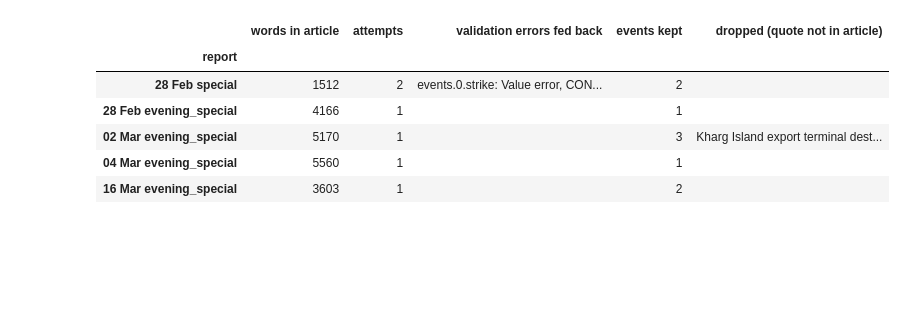
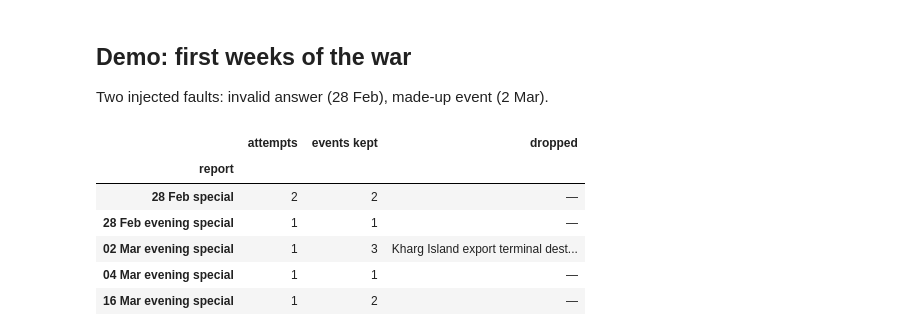
Before and after one commit to angmokia/algebris_cpi_monitor, a Jupyter notebook: Q4/Q4_System_Design.ipynb, the cells around one changed output. Drawn from its saved outputs; the diff is of its cells as text; code cells hidden in the pictures; blank space fills up the shorter version.

Commit message:
Cut notebook text to one-liners; HTML exports show results only
Co-Authored-By: Claude Opus 5.5 <noreply@anthropic.com>

```diff
--- a/Q4/Q4_System_Design.ipynb
+++ b/Q4/Q4_System_Design.ipynb
@@ -159,45 +63,44 @@ injected to show the safeguards working:
+# %% [markdown]
+## Demo: first weeks of the war
+Two injected faults: invalid answer (28 Feb), made-up event (2 Mar).
 # %%
 slugs = list(GOLD)
 answers = {s: b.model_dump_json() for s, b in GOLD.items()}
 
-# fault 1: invalid first answer for 28 Feb (CONFIRMED on a social-media source) -> self-repair retry
-bad = json.loads(answers[slugs[0]])
+bad = json.loads(answers[slugs[0]])                         # fault 1: "confirmed" on a social-media source
 bad["events"][0]["confidence"] = 6
 bad["events"][0]["sources"] = [{"outlet": "X/Twitter OSINT account", "evidence": "social_media"}]
 class FlakyReplay(pp.ReplayClient):
     def __init__(self, answers, first_bad):
         super().__init__(answers); self.first_bad, self.used = first_bad, set()
     def complete(self, system, user, schema):
         slug = user.split("SLUG: ")[1].split()[0]
         if slug in self.first_bad and slug not in self.used:
             self.used.add(slug); return json.dumps(self.first_bad[slug])
         return super().complete(system, user, schema)
 
-# fault 2: a hallucinated event for 2 Mar (quote not in the article) -> dropped
-mar2 = json.loads(answers[slugs[2]])
+mar2 = json.loads(answers[slugs[2]])                        # fault 2: quote that is not in the article
 mar2["events"].append({"kind": "infrastructure_attack", "summary": "Kharg Island export terminal destroyed.",
                        "initiator": "israel", "confidence": 4, "sources": [], "damage": "destroyed",
                        "asset": {"name": "Kharg Island", "asset_type": "export_terminal"},
                        "evidence_quote": "Israel destroyed the Kharg Island oil export terminal on March 2."})
 answers[slugs[2]] = json.dumps(mar2)
 
-llm = FlakyReplay(answers, first_bad={slugs[0]: bad})
 pipe = pp.ExtractionPipeline(source=pp.InternetArchiveSource(),
-                             extractor=pp.BriefExtractor(llm, pp.PromptBuilder(few_shot=[GOLD[slugs[1]]])),
+                             extractor=pp.BriefExtractor(FlakyReplay(answers, {slugs[0]: bad}),
+                                                         pp.PromptBuilder(few_shot=[GOLD[slugs[1]]])),
                              repo=pp.JsonFileRepository())
 results = pipe.run(slugs)
-display(pd.DataFrame([{"report": f"{r.article.report_date:%d %b} {r.article.report_type.value}",
-                       "words in article": len(r.article.text.split()), "attempts": r.attempts,
-                       "validation errors fed back": r.errors[0][:90] + "…" if r.errors else "",
-                       "events kept": len(r.brief.events) if r.brief else 0,
-                       "dropped (quote not in article)": "; ".join(r.dropped_events)} for r in results]).set_index("report"))
+display(pd.DataFrame([{"report": f"{r.article.report_date:%d %b} {r.article.report_type.value.replace('_', ' ')}",
+                       "attempts": r.attempts, "events kept": len(r.brief.events) if r.brief else 0,
+                       "dropped": "; ".join(r.dropped_events) or "—"} for r in results]).set_index("report"))
 # %% [output]
-|  | words in article | attempts | validation errors fed back | events kept | dropped (quote not in article) |
-| report |  |  |  |  |  |
-| 28 Feb special | 1512 | 2 | events.0.strike: Value error, CON... | 2 |  |
-| 28 Feb evening_special | 4166 | 1 |  | 1 |  |
-| 02 Mar evening_special | 5170 | 1 |  | 3 | Kharg Island export terminal dest... |
-| 04 Mar evening_special | 5560 | 1 |  | 1 |  |
-| 16 Mar evening_special | 3603 | 1 |  | 2 |  |
+|  | attempts | events kept | dropped |
+| report |  |  |  |
+| 28 Feb special | 2 | 2 | — |
+| 28 Feb evening special | 1 | 1 | — |
+| 02 Mar evening special | 1 | 3 | Kharg Island export terminal dest... |
+| 04 Mar evening special | 1 | 1 | — |
+| 16 Mar evening special | 1 | 2 | — |
 # %%
 an = pp.BriefAnalyzer([r.brief for r in results if r.brief])
```
Also changed, not shown: parts of 21 cells of this notebook, 9 other files.
